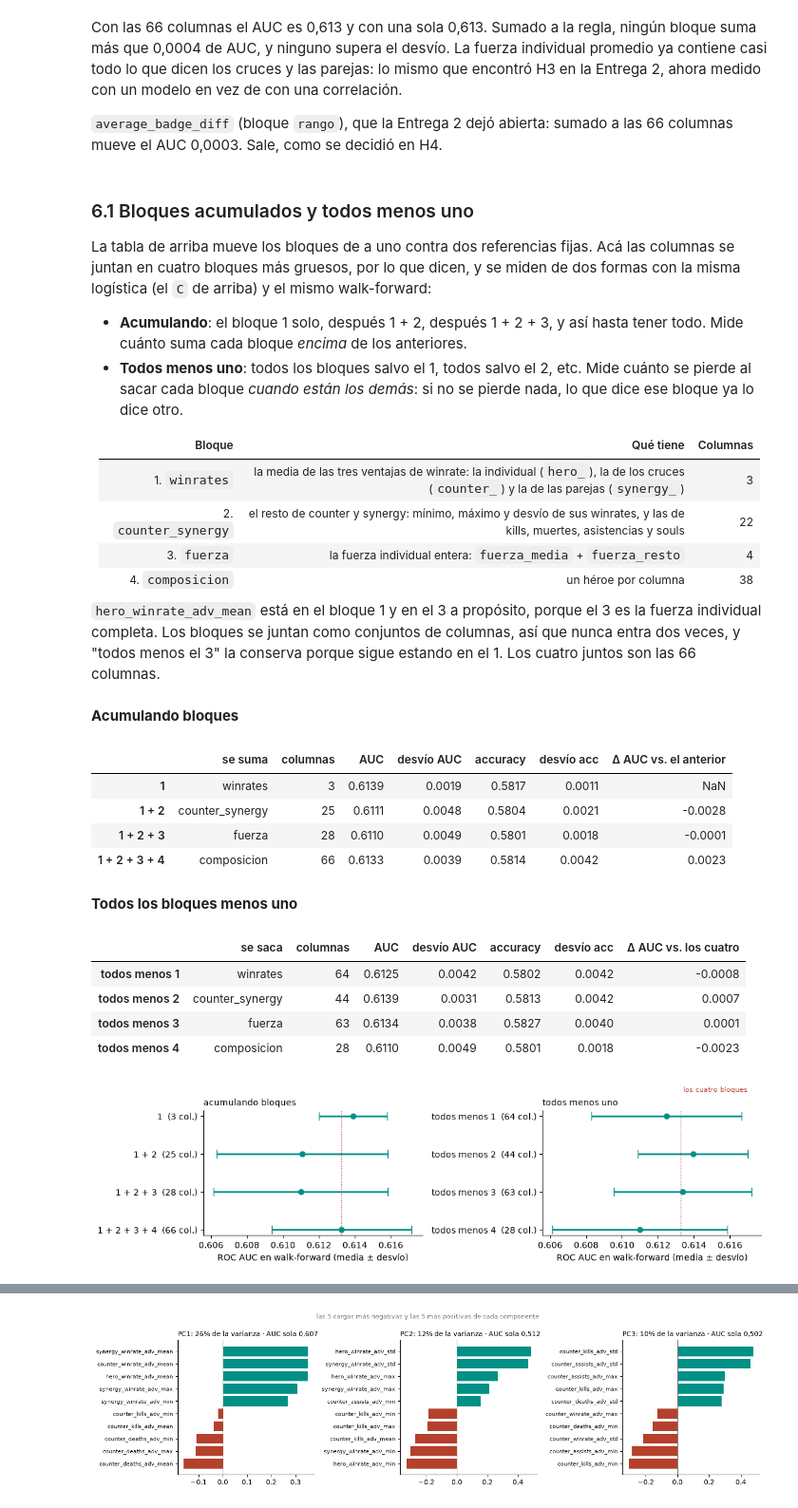
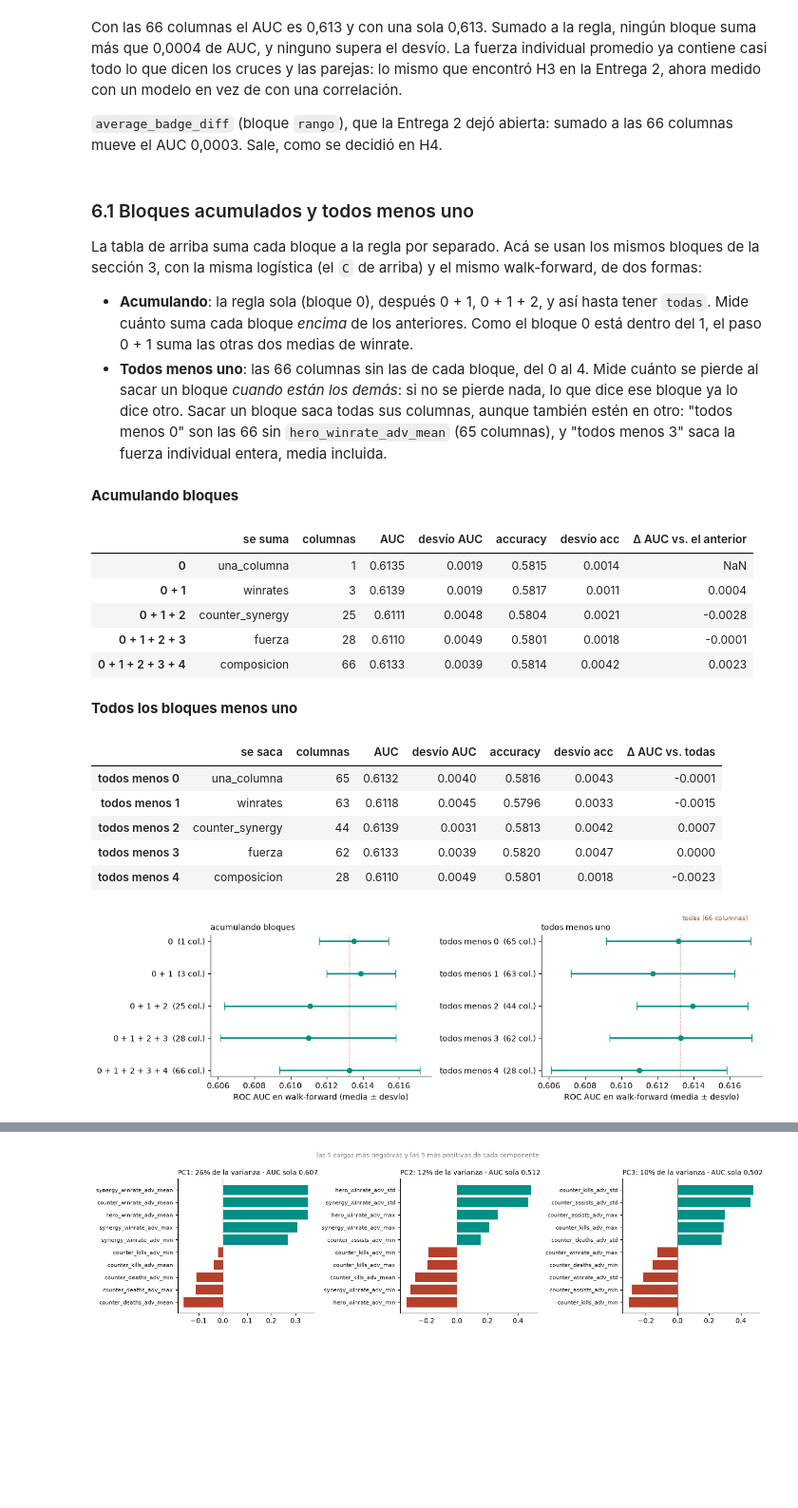
Before and after one commit to EmiJordan11/Deadlock-match-predictor, a Jupyter notebook: notebooks/entrega3_modelado_v2_correcciones.ipynb, the cells around one changed output, grey strips where cells are left out. Shown at 95% size. Cells and saved outputs as stored; diff of their text form; code cells hidden in the pictures; blank space fills up the shorter version.

```diff
--- a/notebooks/entrega3_modelado_v2_correcciones.ipynb
+++ b/notebooks/entrega3_modelado_v2_correcciones.ipynb
@@ -358,7 +378,7 @@ from sklearn.model_selection import GridSearchCV
 
 grillas = {
     "regresión logística": (armar(LogisticRegression(max_iter=5000)),
-                            {"elegir__bloques": [("fuerza_media",), VENTAJAS, ("composicion",), TODAS],
+                            {"elegir__bloques": [UNA] + [(b,) for b in ORDEN] + [TODAS],
                              "modelo__C": [0.001, 0.01, 0.1, 1, 10]}),
     "árbol de decisión":   (armar(DecisionTreeClassifier(random_state=SEMILLA)),
                             {"modelo__max_depth": [3, 6, 10], "modelo__min_samples_leaf": [20, 100, 500]}),
@@ -465,7 +485,7 @@ La regla, escrita antes de mirar el resultado:
 # %%
 lr = busquedas["regresión logística"]
 r = pd.DataFrame(lr.cv_results_)
-r["n_columnas"] = r["param_elegir__bloques"].map(lambda b: sum(len(BLOQUES[x]) for x in b))
+r["n_columnas"] = r["param_elegir__bloques"].map(lambda b: len(columnas_de(b)))
 mejor_lr = r.loc[lr.best_index_]
 dentro = r[r["mean_test_auc"] >= mejor_lr["mean_test_auc"] - mejor_lr["std_test_auc"]]
 elegida = dentro.sort_values(["n_columnas", "param_modelo__C"]).iloc[0]
@@ -531,16 +551,14 @@ def auc_de(bloques):
     return medir(armar(LogisticRegression(max_iter=5000, C=C_ref), bloques))
 
 con_todas = auc_de(TODAS)
-regla_sola = auc_de(("fuerza_media",))
+regla_sola = auc_de(UNA)
 filas = []
-for b in TODAS + ("rango",):
-    sin = auc_de(tuple(x for x in TODAS if x != b)) if b in TODAS else None
+for b in ORDEN + ("rango",):
     con = auc_de(TODAS + (b,)) if b == "rango" else None
-    sumado = auc_de(("fuerza_media", b)) if b != "fuerza_media" else regla_sola
     filas.append({"bloque": b, "columnas": len(BLOQUES[b]),
-                  "Δ AUC al sacarlo de las 66": (sin["AUC"] - con_todas["AUC"]) if sin else np.nan,
+                  "AUC solo": auc_de((b,))["AUC"] if b != "rango" else np.nan,
+                  "Δ AUC al sumarlo a la regla": auc_de(UNA + (b,))["AUC"] - regla_sola["AUC"],
                   "Δ AUC al sumarlo a las 66": (con["AUC"] - con_todas["AUC"]) if con else np.nan,
-                  "Δ AUC al sumarlo a la regla": sumado["AUC"] - regla_sola["AUC"],
                   "desvío de referencia": con_todas["desvío AUC"]})
 bloques_probados = pd.DataFrame(filas).set_index("bloque")
 bloques_probados.round(4)
@@ -567,75 +583,65 @@ Con las 66 columnas el AUC es 0,613 y con una sola 0,613. Sumado a la regla, nin
 # %% [markdown]
 ### 6.1 Bloques acumulados y todos menos uno
 
-La tabla de arriba mueve los bloques de a uno contra dos referencias fijas. Acá las columnas se juntan en cuatro bloques más gruesos, por lo que dicen, y se miden de dos formas con la misma logística (el `C` de arriba) y el mismo walk-forward:
+La tabla de arriba suma cada bloque a la regla por separado. Acá se usan los mismos bloques de la sección 3, con la misma logística (el `C` de arriba) y el mismo walk-forward, de dos formas:
 
-- **Acumulando**: el bloque 1 solo, después 1 + 2, después 1 + 2 + 3, y así hasta tener todo. Mide cuánto suma cada bloque *encima* de los anteriores.
-- **Todos menos uno**: todos los bloques salvo el 1, todos salvo el 2, etc. Mide cuánto se pierde al sacar cada bloque *cuando están los demás*: si no se pierde nada, lo que dice ese bloque ya lo dice otro.
-
-| Bloque | Qué tiene | Columnas |
-|---|---|---|
-| 1. `winrates` | la media de las tres ventajas de winrate: la individual (`hero_`), la de los cruces (`counter_`) y la de las parejas (`synergy_`) | 3 |
-| 2. `counter_synergy` | el resto de counter y synergy: mínimo, máximo y desvío de sus winrates, y las de kills, muertes, asistencias y souls | 22 |
-| 3. `fuerza` | la fuerza individual entera: `fuerza_media` + `fuerza_resto` | 4 |
-| 4. `composicion` | un héroe por columna | 38 |
-
-`hero_winrate_adv_mean` está en el bloque 1 y en el 3 a propósito, porque el 3 es la fuerza individual completa. Los bloques se juntan como conjuntos de columnas, así que nunca entra dos veces, y "todos menos el 3" la conserva porque sigue estando en el 1. Los cuatro juntos son las 66 columnas.
+- **Acumulando**: la regla sola (bloque 0), después 0 + 1, 0 + 1 + 2, y así hasta tener `todas`. Mide cuánto suma cada bloque *encima* de los anteriores. Como el bloque 0 está dentro del 1, el paso 0 + 1 suma las otras dos medias de winrate.
+- **Todos menos uno**: las 66 columnas sin las de cada bloque, del 0 al 4. Mide cuánto se pierde al sacar un bloque *cuando están los demás*: si no se pierde nada, lo que dice ese bloque ya lo dice otro. Sacar un bloque saca todas sus columnas, aunque también estén en otro: "todos menos 0" son las 66 sin `hero_winrate_adv_mean` (65 columnas), y "todos menos 3" saca la fuerza individual entera, media incluida.
 # %%
-BLOQUES.update({
-    "winrates":        ["hero_winrate_adv_mean", "counter_winrate_adv_mean", "synergy_winrate_adv_mean"],
-    "counter_synergy": [k for k in schema.COUNTER + schema.SYNERGY if k not in ("counter_winrate_adv_mean", "synergy_winrate_adv_mean")],
-    "fuerza":          BLOQUES["fuerza_media"] + BLOQUES["fuerza_resto"],
-})
-ORDEN = ("winrates", "counter_synergy", "fuerza", "composicion")
-assert set().union(*(BLOQUES[b] for b in ORDEN)) == set(schema.FEATURE_COLUMNS)
+NUMERO = {b: i for i, b in enumerate(UNA + ORDEN)}   # 0 = una_columna; 1 a 4, los bloques de la sección 3
+for b in UNA + ORDEN:                                 # "todos menos b": las 66 sin ninguna columna del bloque b
+    BLOQUES[f"todas_menos_{b}"] = [k for k in BLOQUES["todas"] if k not in BLOQUES[b]]
 
 
 def medir_bloques(bloques):
     m = auc_de(bloques)
-    return {"columnas": len(set().union(*(BLOQUES[b] for b in bloques))), "AUC": m["AUC"], "desvío AUC": m["desvío AUC"],
+    return {"columnas": len(columnas_de(bloques)), "AUC": m["AUC"], "desvío AUC": m["desvío AUC"],
             "accuracy": m["accuracy"], "desvío acc": m["desvío acc"]}
 
 
-numeros = lambda bloques: " + ".join(str(ORDEN.index(b) + 1) for b in bloques)
-acumulados = pd.DataFrame({numeros(ORDEN[:k]): {"se suma": ORDEN[k - 1], **medir_bloques(ORDEN[:k])}
-                           for k in range(1, len(ORDEN) + 1)}).T.infer_objects()
+ACUMULADO = UNA + ORDEN
+numeros = lambda bloques: " + ".join(str(NUMERO[b]) for b in bloques)
+acumulados = pd.DataFrame({numeros(ACUMULADO[:k]): {"se suma": ACUMULADO[k - 1], **medir_bloques(ACUMULADO[:k])}
+                           for k in range(1, len(ACUMULADO) + 1)}).T.infer_objects()
 acumulados["Δ AUC vs. el anterior"] = acumulados["AUC"].astype(float).diff()
-con_los_cuatro = acumulados["AUC"].iloc[-1]
-menos_uno = pd.DataFrame({f"todos menos {i + 1}": {"se saca": b, **medir_bloques(tuple(x for x in ORDEN if x != b))}
-                          for i, b in enumerate(ORDEN)}).T.infer_objects()
-menos_uno["Δ AUC vs. los cuatro"] = menos_uno["AUC"].astype(float) - con_los_cuatro
+con_los_cuatro = acumulados["AUC"].iloc[-1]   # 0 + 1 + 2 + 3 + 4 son las 66 columnas
+menos_uno = pd.DataFrame({f"todos menos {NUMERO[b]}": {"se saca": b, **medir_bloques((f"todas_menos_{b}",))}
+                          for b in UNA + ORDEN}).T.infer_objects()
+menos_uno["Δ AUC vs. todas"] = menos_uno["AUC"].astype(float) - con_los_cuatro
 
 display(Markdown("**Acumulando bloques**"), acumulados.round(4))
 display(Markdown("**Todos los bloques menos uno**"), menos_uno.round(4))
 # %% [output]
 **Acumulando bloques**
 |  | se suma | columnas | AUC | desvío AUC | accuracy | desvío acc | Δ AUC vs. el anterior |
-| 1 | winrates | 3 | 0.6139 | 0.0019 | 0.5817 | 0.0011 | NaN |
-| 1 + 2 | counter_synergy | 25 | 0.6111 | 0.0048 | 0.5804 | 0.0021 | -0.0028 |
-| 1 + 2 + 3 | fuerza | 28 | 0.6110 | 0.0049 | 0.5801 | 0.0018 | -0.0001 |
-| 1 + 2 + 3 + 4 | composicion | 66 | 0.6133 | 0.0039 | 0.5814 | 0.0042 | 0.0023 |
+| 0 | una_columna | 1 | 0.6135 | 0.0019 | 0.5815 | 0.0014 | NaN |
+| 0 + 1 | winrates | 3 | 0.6139 | 0.0019 | 0.5817 | 0.0011 | 0.0004 |
+| 0 + 1 + 2 | counter_synergy | 25 | 0.6111 | 0.0048 | 0.5804 | 0.0021 | -0.0028 |
+| 0 + 1 + 2 + 3 | fuerza | 28 | 0.6110 | 0.0049 | 0.5801 | 0.0018 | -0.0001 |
+| 0 + 1 + 2 + 3 + 4 | composicion | 66 | 0.6133 | 0.0039 | 0.5814 | 0.0042 | 0.0023 |
 **Todos los bloques menos uno**
-|  | se saca | columnas | AUC | desvío AUC | accuracy | desvío acc | Δ AUC vs. los cuatro |
-| todos menos 1 | winrates | 64 | 0.6125 | 0.0042 | 0.5802 | 0.0042 | -0.0008 |
+|  | se saca | columnas | AUC | desvío AUC | accuracy | desvío acc | Δ AUC vs. todas |
+| todos menos 0 | una_columna | 65 | 0.6132 | 0.0040 | 0.5816 | 0.0043 | -0.0001 |
+| todos menos 1 | winrates | 63 | 0.6118 | 0.0045 | 0.5796 | 0.0033 | -0.0015 |
 | todos menos 2 | counter_synergy | 44 | 0.6139 | 0.0031 | 0.5813 | 0.0042 | 0.0007 |
-| todos menos 3 | fuerza | 63 | 0.6134 | 0.0038 | 0.5827 | 0.0040 | 0.0001 |
+| todos menos 3 | fuerza | 62 | 0.6133 | 0.0039 | 0.5820 | 0.0047 | 0.0000 |
 | todos menos 4 | composicion | 28 | 0.6110 | 0.0049 | 0.5801 | 0.0018 | -0.0023 |
 # %%
 # Las dos tablas, dibujadas: el punto es la media del AUC en los pasos y la barra, un desvío a cada lado
-fig, axes = plt.subplots(1, 2, figsize=(11, 3.2), sharex=True)
+fig, axes = plt.subplots(1, 2, figsize=(12, 3.6), sharex=True)
 for ax, tabla, titulo in [(axes[0], acumulados, "acumulando bloques"), (axes[1], menos_uno, "todos menos uno")]:
     etiquetas = [f"{i}  ({n} col.)" for i, n in zip(tabla.index, tabla["columnas"])]
     ax.errorbar(tabla["AUC"].astype(float), etiquetas, xerr=tabla["desvío AUC"].astype(float), fmt="o",
                 color=VERDE_AZUL, ecolor=VERDE_AZUL, elinewidth=2, capsize=5)
     ax.axvline(con_los_cuatro, color=TERRACOTA, ls=":", lw=1)
     ax.invert_yaxis()
     ax.set_title(titulo, fontsize=10, loc="left")
     ax.set_xlabel("ROC AUC en walk-forward (media ± desvío)")
-axes[1].text(con_los_cuatro, -0.6, " los cuatro bloques", color=TERRACOTA, fontsize=8, va="bottom")
+axes[1].text(con_los_cuatro, -0.6, " todas (66 columnas)", color=TERRACOTA, fontsize=8, va="bottom")
 plt.tight_layout()
 plt.show()
 # %% [output]
-[figure, old version]
+[figure, new version]
 # %%
 desvio_61 = acumulados["desvío AUC"].astype(float).iloc[-1]
 suma = acumulados["Δ AUC vs. el anterior"].iloc[1:].astype(float)
```
Also changed, not shown: parts of 31 cells of this notebook, 1 other file.
